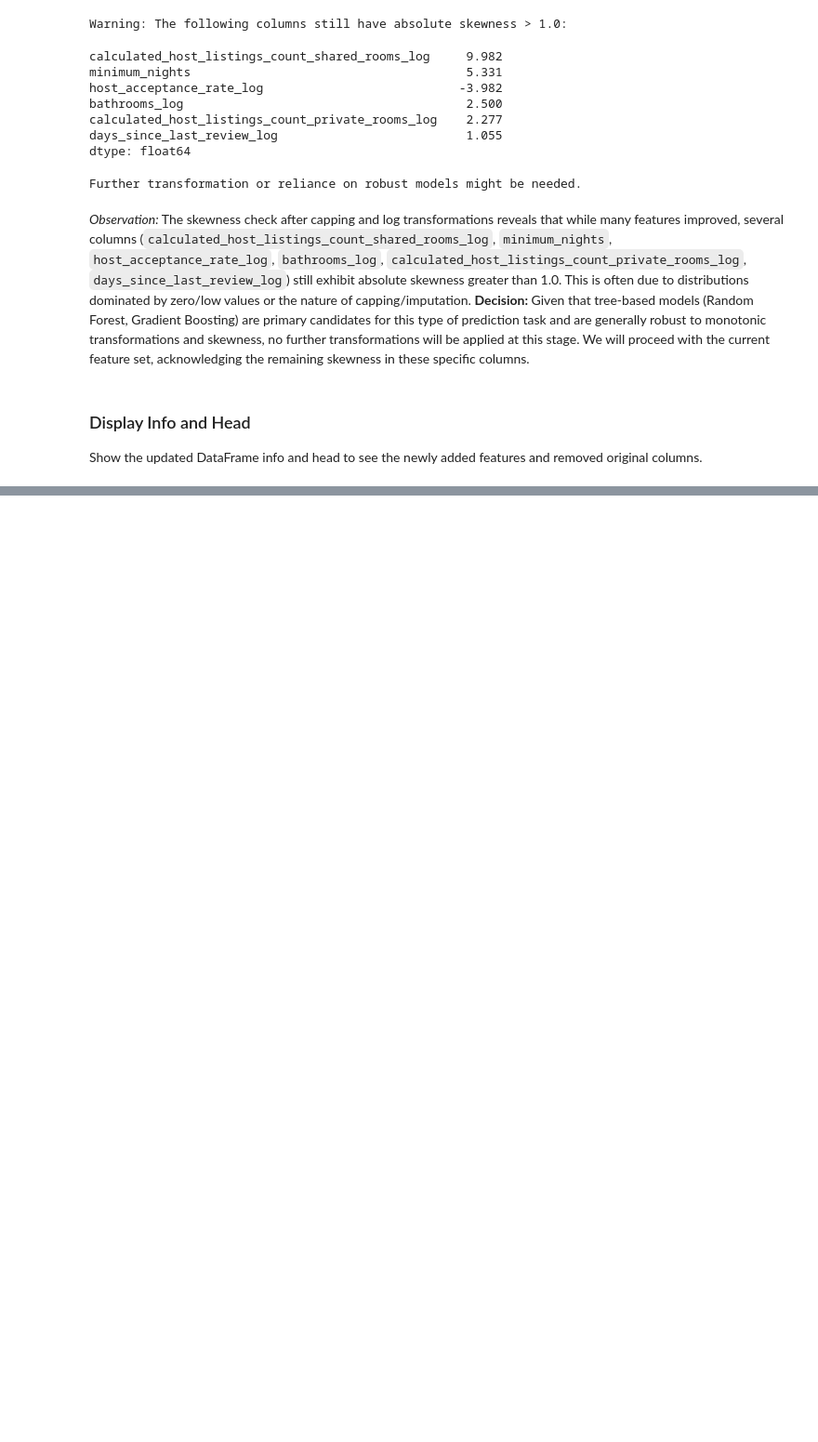
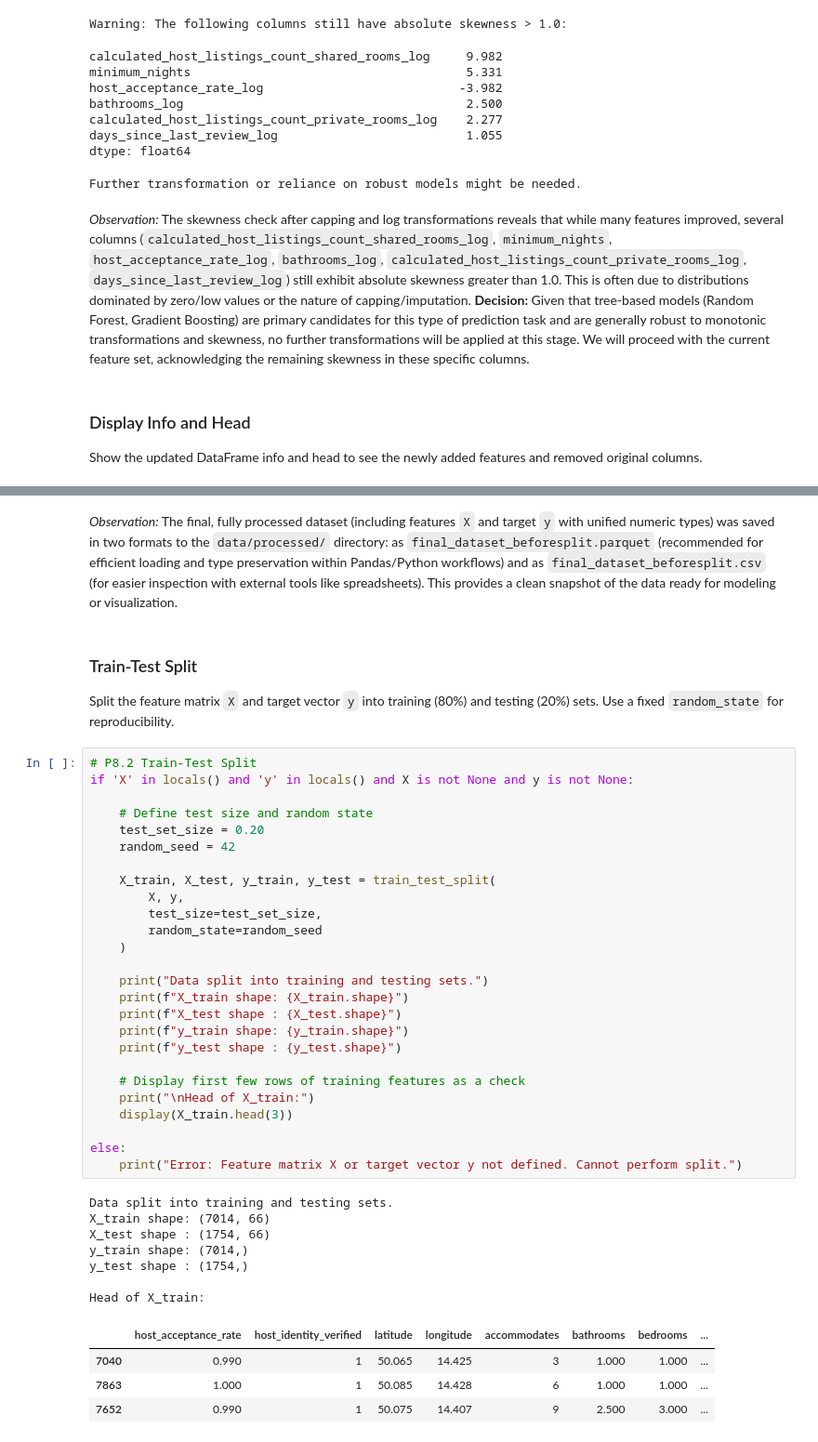
Before and after one commit to DataXteam/Airbnb_data_analysis, a Jupyter notebook: notebooks/02-Data_Preparation.ipynb, the cells around one changed output, grey strips where cells are left out. Shown at 93% size. Saved outputs shown, nothing was run; the diff lists cells and outputs as text; blank space fills up the shorter version.

Commit message:
splitting dataset

```diff
--- a/notebooks/02-Data_Preparation.ipynb
+++ b/notebooks/02-Data_Preparation.ipynb
@@ -1941,0 +2361,43 @@ This phase addresses potential outliers and high skewness identified in the pred
+# %% [markdown]
+*Observation:* The final, fully processed dataset (including features `X` and target `y` with unified numeric types) was saved in two formats to the `data/processed/` directory: as `final_dataset_beforesplit.parquet` (recommended for efficient loading and type preservation within Pandas/Python workflows) and as `final_dataset_beforesplit.csv` (for easier inspection with external tools like spreadsheets). This provides a clean snapshot of the data ready for modeling or visualization.
+# %% [markdown]
+### Train-Test Split
+Split the feature matrix `X` and target vector `y` into training (80%) and testing (20%) sets. Use a fixed `random_state` for reproducibility.
+# %%
+# P8.2 Train-Test Split
+if 'X' in locals() and 'y' in locals() and X is not None and y is not None:
+
+    # Define test size and random state
+    test_set_size = 0.20
+    random_seed = 42
+
+    X_train, X_test, y_train, y_test = train_test_split(
+        X, y,
+        test_size=test_set_size,
+        random_state=random_seed
+    )
+
+    print("Data split into training and testing sets.")
+    print(f"X_train shape: {X_train.shape}")
+    print(f"X_test shape : {X_test.shape}")
+    print(f"y_train shape: {y_train.shape}")
+    print(f"y_test shape : {y_test.shape}")
+
+    # Display first few rows of training features as a check
+    print("\nHead of X_train:")
+    display(X_train.head(3))
+
+else:
+    print("Error: Feature matrix X or target vector y not defined. Cannot perform split.")
+# %% [output]
+Data split into training and testing sets.
+X_train shape: (7014, 66)
+X_test shape : (1754, 66)
+y_train shape: (7014,)
+y_test shape : (1754,)
+
+Head of X_train:
+|  | host_acceptance_rate | host_identity_verified | latitude | longitude | accommodates | bathrooms | bedrooms | ... |
+| 7040 | 0.990 | 1 | 50.065 | 14.425 | 3 | 1.000 | 1.000 | ... |
+| 7863 | 1.000 | 1 | 50.085 | 14.428 | 6 | 1.000 | 1.000 | ... |
+| 7652 | 0.990 | 1 | 50.075 | 14.407 | 9 | 2.500 | 3.000 | ... |
```
Also changed, not shown: parts of 29 cells of this notebook, 5 other files.
